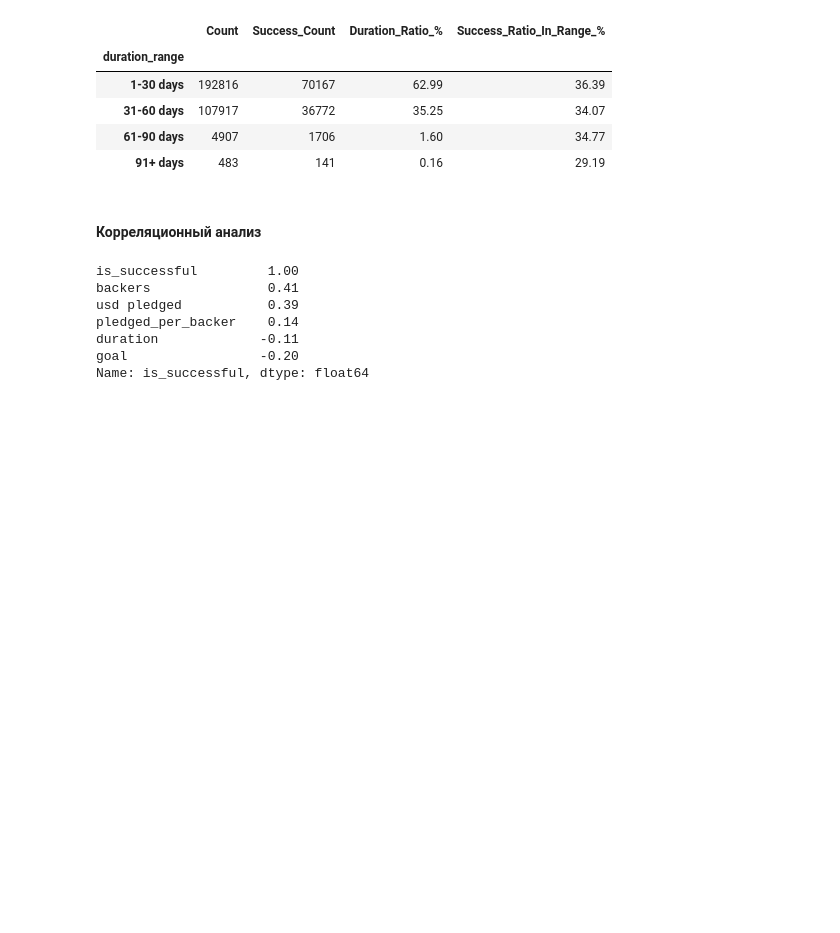
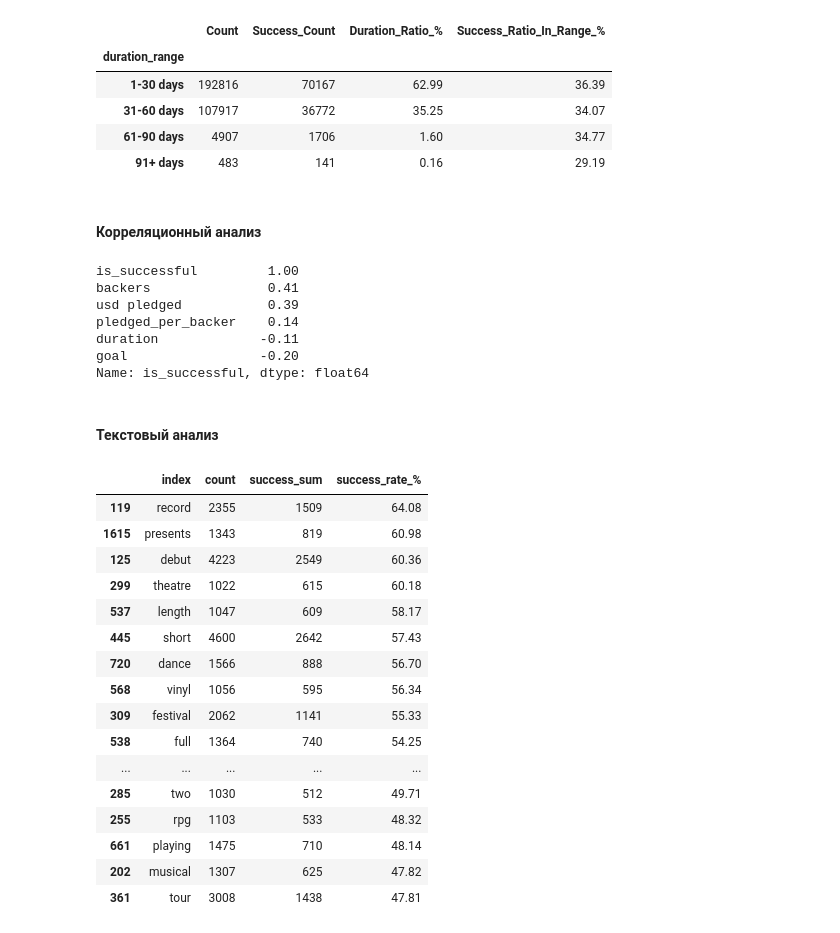
Before and after one commit to Skipper1284/Kickstarter_Dataset_Study_Project, a Jupyter notebook: Python/Kickstarter_Notebook.ipynb, the cells around one changed output. Saved outputs shown, nothing was run; the diff lists cells and outputs as text; code cells hidden in the pictures; blank space fills up the shorter version.

Commit message:
PythonPandas. Text analysis task added

```diff
--- a/Python/Kickstarter_Notebook.ipynb
+++ b/Python/Kickstarter_Notebook.ipynb
@@ -305,3 +298,5 @@ pledged_per_backer    0.14
 duration             -0.11
 goal                 -0.20
 Name: is_successful, dtype: float64
+# %% [markdown]
+#### Текстовый анализ
@@ -307,0 +344,46 @@ Name: is_successful, dtype: float64
+# %%
+# Вычислительная часть
+
+word_stats = defaultdict(lambda: {'count': 0, 'success_sum': 0})
+
+for _, row in df_text.iterrows():
+    if pd.isna(row['name']):
+        continue
+
+    words = set(str(row['name']).lower().split())  # уникальные слова в названии
+    for w in words:
+        w = clean_word(w)
+        if wc not in stop_words:
+            word_stats[w]['count'] += 1
+            word_stats[w]['success_sum'] += row['is_successful']
+
+
+df_word_stats = pd.DataFrame.from_dict(word_stats, orient='index').reset_index()
+df_word_stats['success_rate_%'] = 100 * df_word_stats['success_sum'] / df_word_stats['count']
+
+
+
+# words_series = pd.Series(all_words)
+# words_series
+# %%
+df_word_stats = df_word_stats[df_word_stats['count'] > 1000]
+df_word_stats = df_word_stats.sort_values('success_rate_%',ascending=False)
+df_word_stats.head(20)
+# %% [output]
+|  | index | count | success_sum | success_rate_% |
+| 119 | record | 2355 | 1509 | 64.08 |
+| 1615 | presents | 1343 | 819 | 60.98 |
+| 125 | debut | 4223 | 2549 | 60.36 |
+| 299 | theatre | 1022 | 615 | 60.18 |
+| 537 | length | 1047 | 609 | 58.17 |
+| 445 | short | 4600 | 2642 | 57.43 |
+| 720 | dance | 1566 | 888 | 56.70 |
+| 568 | vinyl | 1056 | 595 | 56.34 |
+| 309 | festival | 2062 | 1141 | 55.33 |
+| 538 | full | 1364 | 740 | 54.25 |
+| ... | ... | ... | ... | ... |
+| 285 | two | 1030 | 512 | 49.71 |
+| 255 | rpg | 1103 | 533 | 48.32 |
+| 661 | playing | 1475 | 710 | 48.14 |
+| 202 | musical | 1307 | 625 | 47.82 |
+| 361 | tour | 3008 | 1438 | 47.81 |
```
Also changed, not shown: parts of 4 cells of this notebook.
